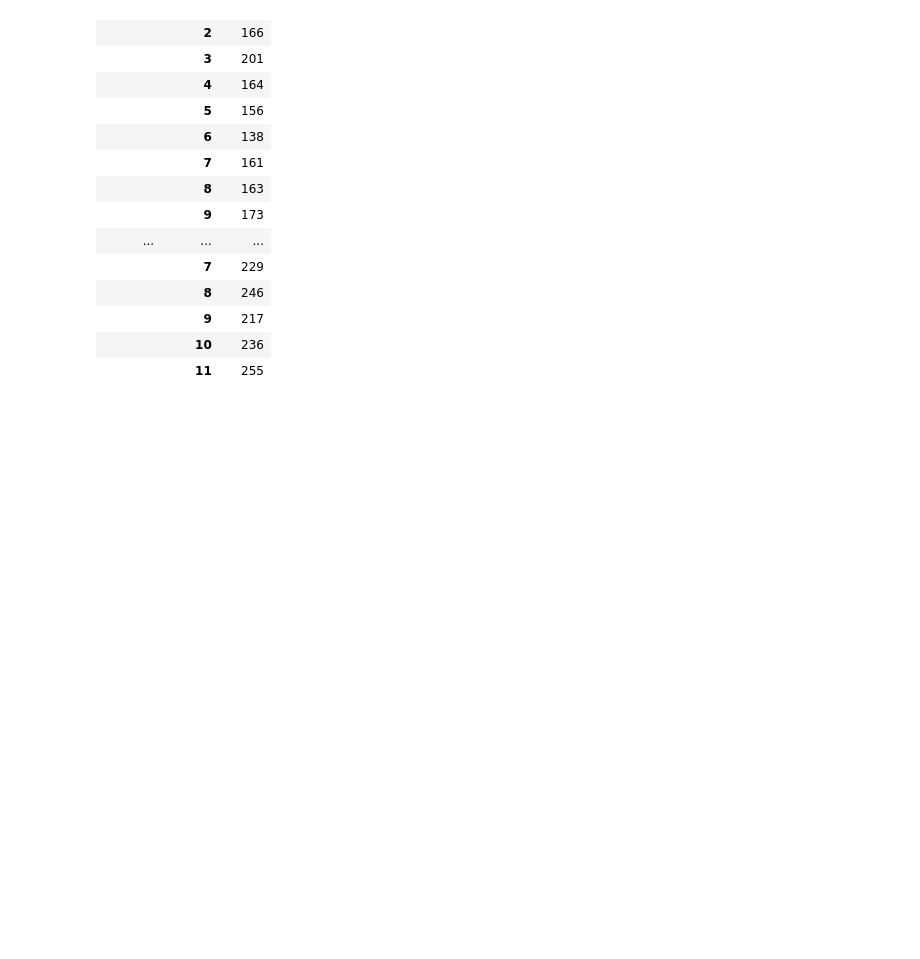
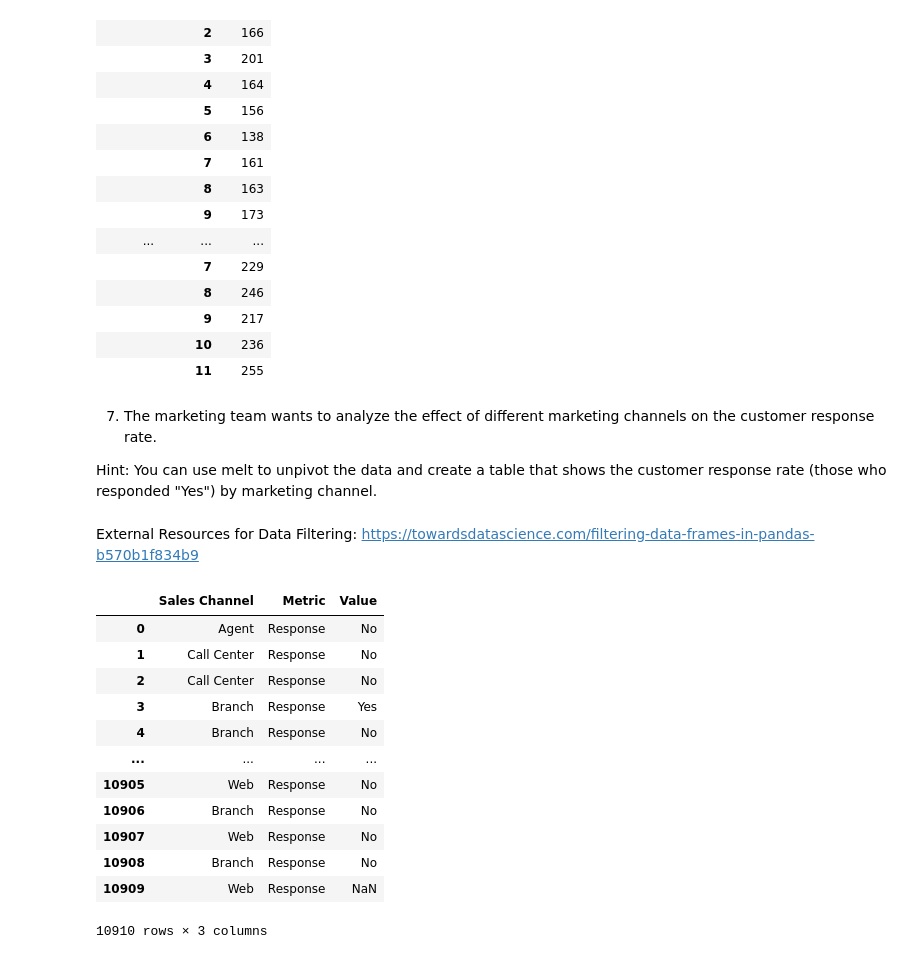
Before and after one commit to data-bootcamp-v4/lab-dw-data-aggregation-and-filtering, a Jupyter notebook: lab-dw-aggregating.ipynb, the cells around one changed output. Cells and saved outputs as stored; diff of their text form; code cells hidden in the pictures; blank space fills up the shorter version.

```diff
--- a/lab-dw-aggregating.ipynb
+++ b/lab-dw-aggregating.ipynb
@@ -226,3 +232,28 @@ df2.groupby(["State", "month"])["Number of Policies"].agg(["count"])
 |  | 9 | 217 |
 |  | 10 | 236 |
 |  | 11 | 255 |
+# %% [markdown]
+7. The marketing team wants to analyze the effect of different marketing channels on the customer response rate.
+
+Hint: You can use melt to unpivot the data and create a table that shows the customer response rate (those who responded "Yes") by marketing channel.
+# %% [markdown]
+External Resources for Data Filtering: https://towardsdatascience.com/filtering-data-frames-in-pandas-b570b1f834b9
+# %%
+df_responses = df[['Sales Channel', 'Response']]
+# %%
+df_melted = df_responses.melt(id_vars='Sales Channel', value_vars='Response', var_name='Metric', value_name='Value')
+df_melted
+# %% [output]
+|  | Sales Channel | Metric | Value |
+| 0 | Agent | Response | No |
+| 1 | Call Center | Response | No |
+| 2 | Call Center | Response | No |
+| 3 | Branch | Response | Yes |
+| 4 | Branch | Response | No |
+| ... | ... | ... | ... |
+| 10905 | Web | Response | No |
+| 10906 | Branch | Response | No |
+| 10907 | Web | Response | No |
+| 10908 | Branch | Response | No |
+| 10909 | Web | Response | NaN |
+10910 rows × 3 columns
```
Also changed, not shown: parts of 7 cells of this notebook.
